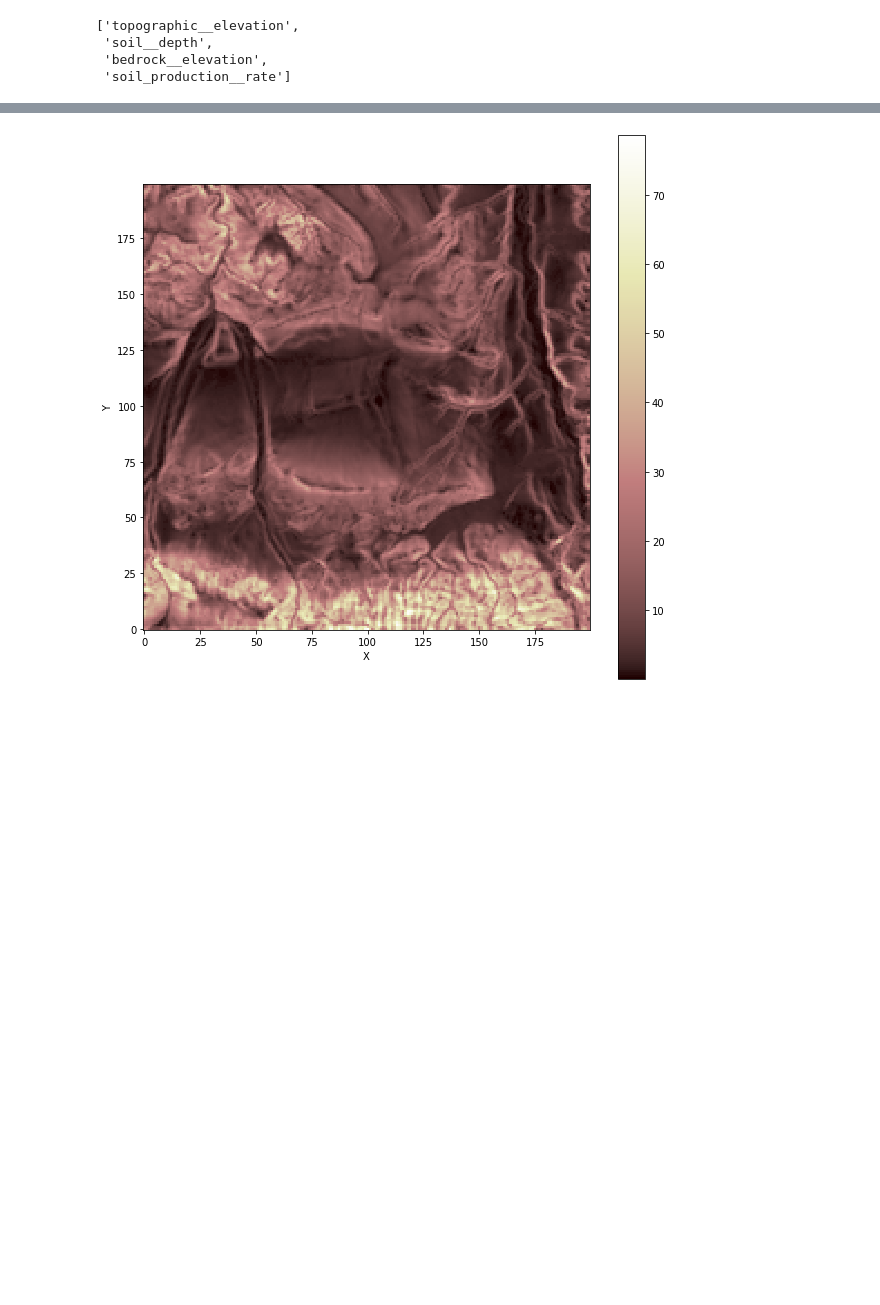
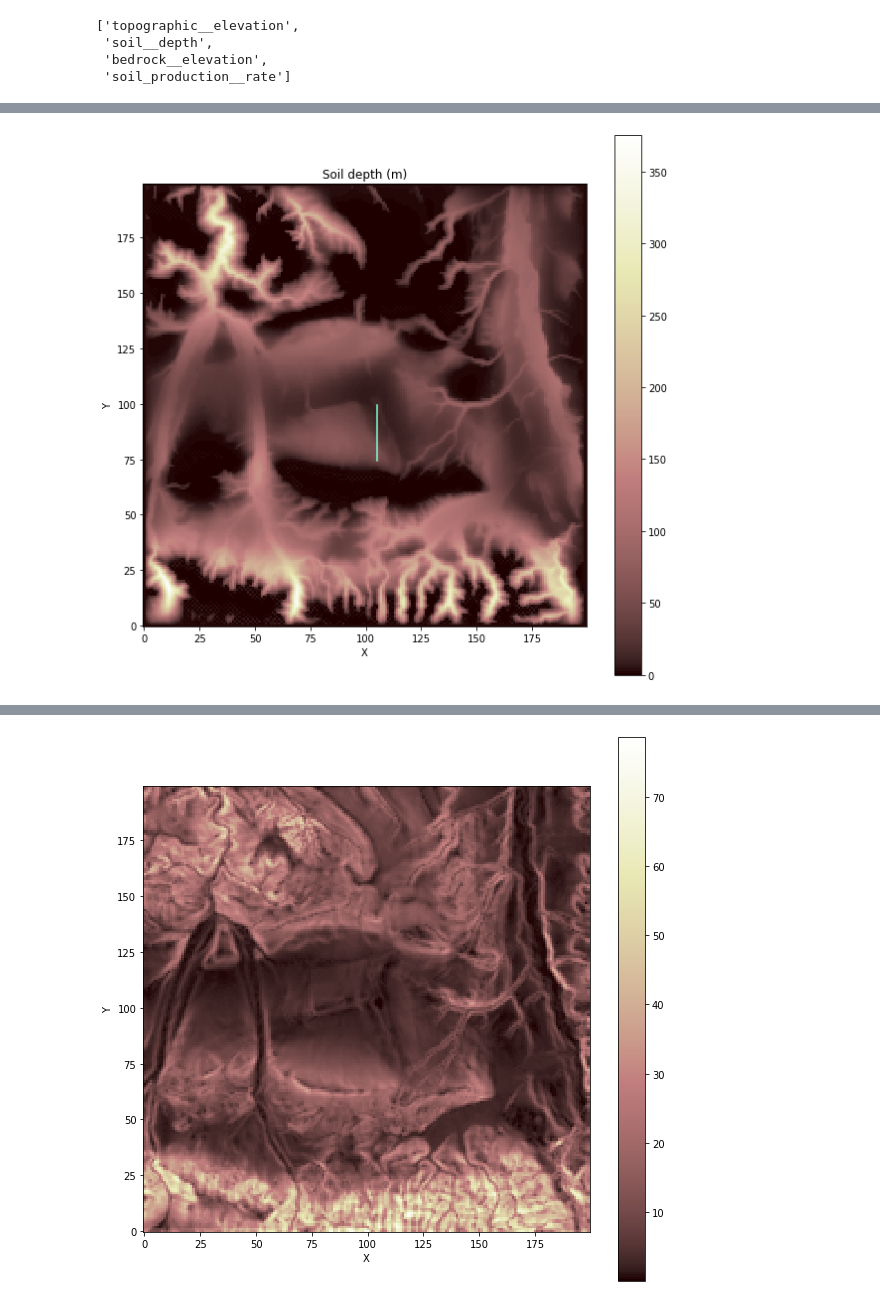
Before and after one commit to ethan-pierce/eightmile-lake-models, a Jupyter notebook: eightmile-local-models.ipynb, the cells around one changed output, grey strips where cells are left out. Saved outputs shown, nothing was run; the diff lists cells and outputs as text; code cells hidden in the pictures; blank space fills up the shorter version.

```diff
--- a/eightmile-local-models.ipynb
+++ b/eightmile-local-models.ipynb
@@ -228,0 +216,10 @@ plt.show()
+# %%
+x = 105
+
+fig, ax = plt.subplots(figsize = (10, 10))
+imshow_grid(grid, 'soil__depth')
+plt.axvline(x, ymin = 0.375, ymax = 0.5, color = 'aquamarine')
+plt.title('Soil depth (m)')
+plt.show()
+# %% [output]
+[figure, added]
```
Also changed, not shown: parts of 10 cells of this notebook, 1 other file.
